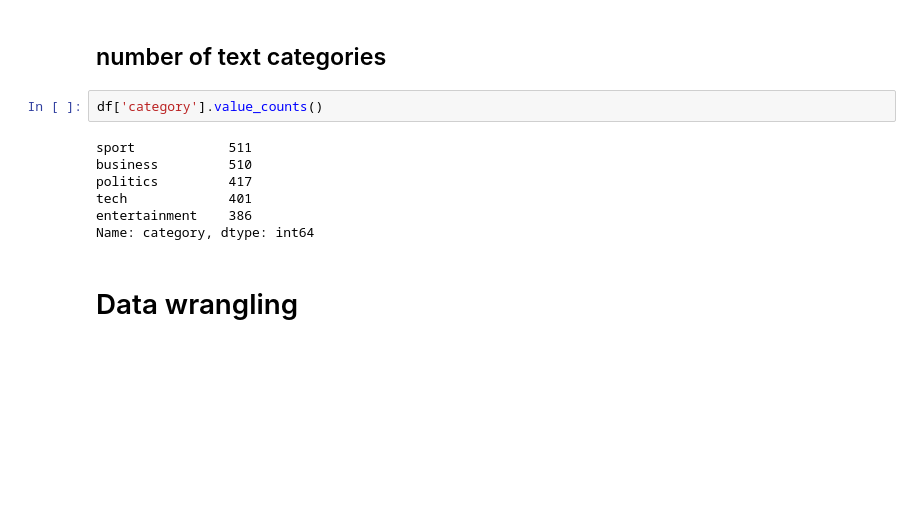
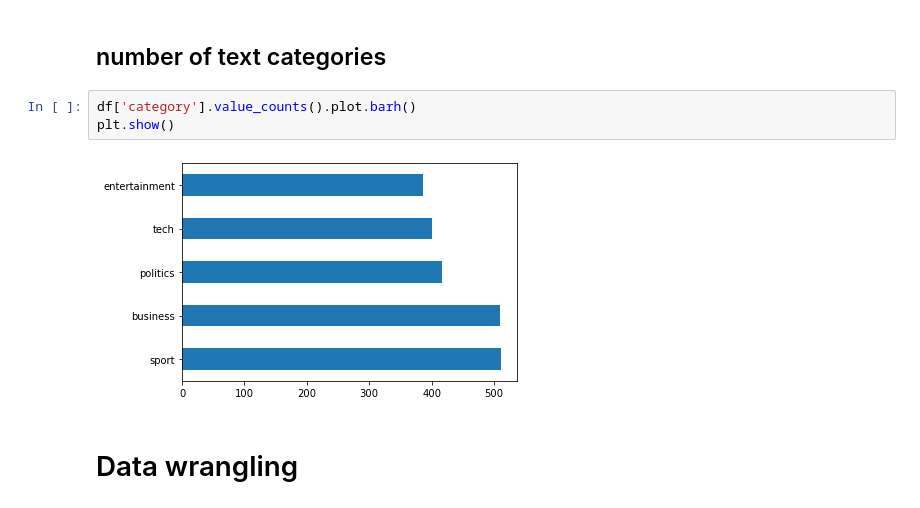
Before and after one commit to rhmnnmhmd/Texts-Categorization, a Jupyter notebook: nlp.ipynb, the cells around one changed output. Drawn from its saved outputs; the diff is of its cells as text; blank space fills up the shorter version.

```diff
--- a/nlp.ipynb
+++ b/nlp.ipynb
@@ -81,14 +81,10 @@ memory usage: 34.9+ KB
 # %% [markdown]
 ## number of text categories
 # %%
-df['category'].value_counts()
+df['category'].value_counts().plot.barh()
+plt.show()
 # %% [output]
-sport            511
-business         510
-politics         417
-tech             401
-entertainment    386
-Name: category, dtype: int64
+[figure, added]
 # %% [markdown]
 # Data wrangling
 # %% [markdown]
```
Also changed, not shown: parts of 19 cells of this notebook, 18 other files.
